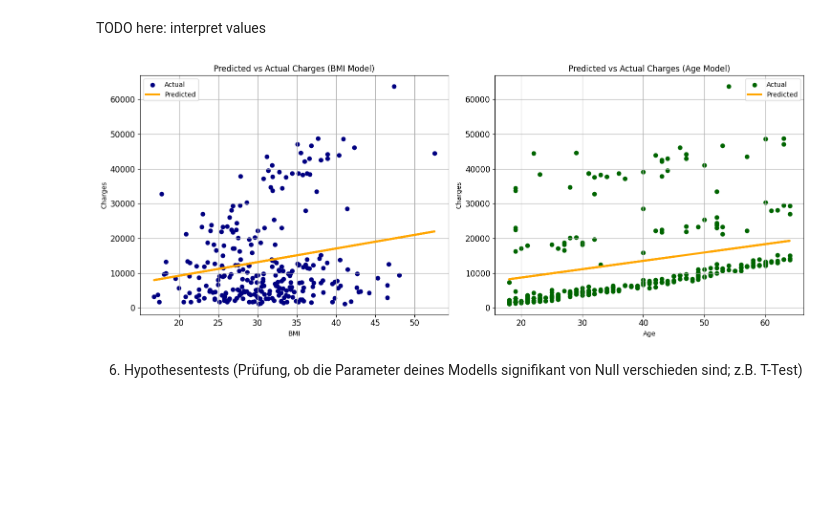
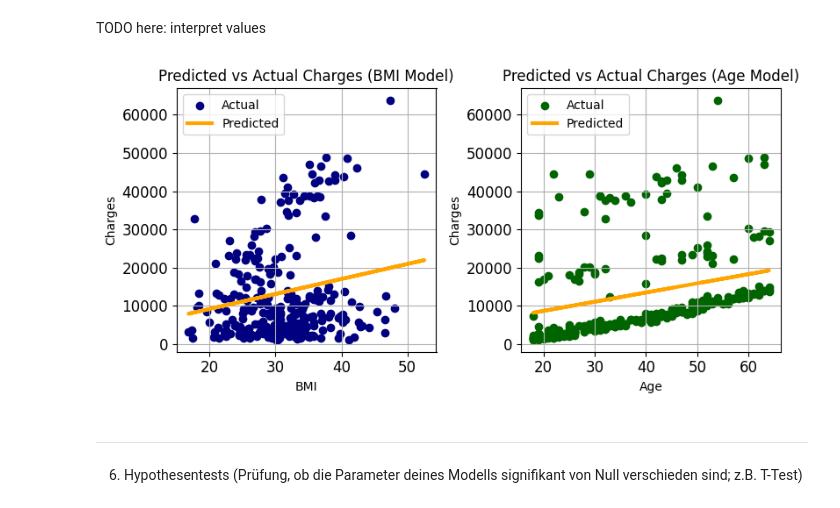
Before and after one commit to BrockherdeT/econometrics, a Jupyter notebook: shared_A1.ipynb, the cells around one changed output. Drawn from its saved outputs; the diff is of its cells as text; code cells hidden in the pictures; blank space fills up the shorter version.

```diff
--- a/shared_A1.ipynb
+++ b/shared_A1.ipynb
@@ -372,36 +376,38 @@ Coefficient: 392.43654416987977
 TODO here: interpret values
 # %%
 # Create subplots
-plt.figure(figsize=(15, 6))
+plt.figure(figsize=(8, 4))
 
 # Plot for BMI model
 plt.subplot(1, 2, 1)
 plt.scatter(X_test_bmi, y_test_bmi, color='navy', label='Actual')
 plt.plot(X_test_bmi, y_pred_bmi, color='orange', linewidth=3, label='Predicted')
 plt.xlabel('BMI')
 plt.ylabel('Charges')
 plt.title('Predicted vs Actual Charges (BMI Model)')
 plt.legend()
 plt.grid(True)
 plt.xticks(fontsize=12)
 plt.yticks(fontsize=12)
 
 # Plot for Age model
 plt.subplot(1, 2, 2)
 plt.scatter(X_test_age, y_test_age, color='darkgreen', label='Actual')
 plt.plot(X_test_age, y_pred_age, color='orange', linewidth=3, label='Predicted')
 plt.xlabel('Age')
 plt.ylabel('Charges')
 plt.title('Predicted vs Actual Charges (Age Model)')
 plt.legend()
 plt.grid(True)
 plt.xticks(fontsize=12)
 plt.yticks(fontsize=12)
 
 plt.tight_layout()
 plt.show()
 # %% [output]
-[figure, old version]
+[figure, new version]
+# %% [markdown]
+____
 # %% [markdown]
 6. Hypothesentests (Prüfung, ob die Parameter deines Modells signifikant von Null verschieden sind; z.B. T-Test)
 # %% [markdown]
```
Also changed, not shown: parts of 5 cells of this notebook.
